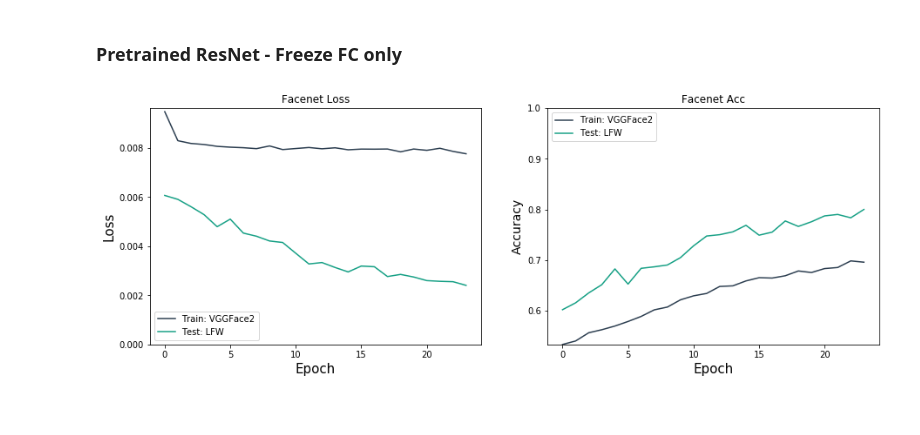
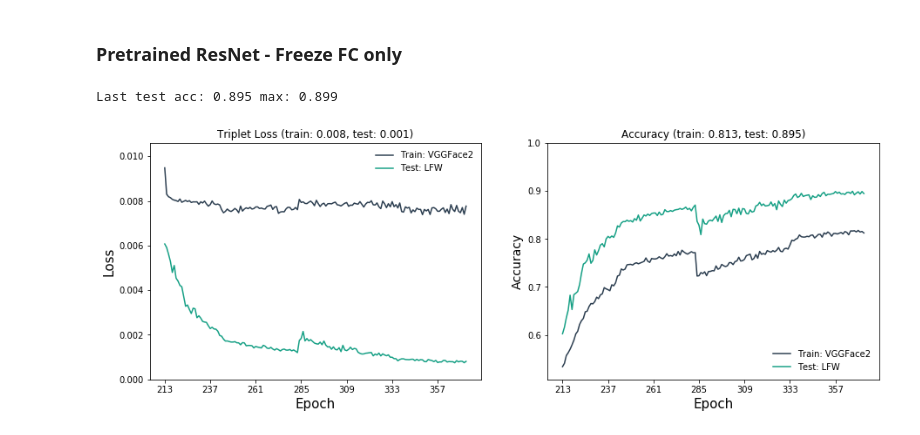
Before and after one commit to tbmoon/facenet, a Jupyter notebook: plotter.ipynb, the cells around one changed output. Saved outputs shown, nothing was run; the diff lists cells and outputs as text; code cells hidden in the pictures.

Commit message:
print latest acc as plot title

```diff
--- a/plotter.ipynb
+++ b/plotter.ipynb
@@ -51,24 +31,29 @@ plt.savefig('log/a-graph-loss-fc-only-accuracy.jpg', dpi=f.dpi)
 # %% [markdown]
 ### Pretrained ResNet - Freeze FC only
 # %%
+train_loss, test_loss, train_acc, test_acc, train_epochs, test_epochs = read_train_test_loss_acc('log')
 f = plt.figure(figsize=(15,5))
 plt.subplot(1,2,1)
-plt.title('Facenet Loss')
-plt.plot(train_loss[213:], color = '#2c3e50', label = 'Train: VGGFace2')
+plt.title(f'Triplet Loss (train: {round(train_loss[-1], 3)}, test: {round(test_loss[-1], 3)})')
+plt.plot(train_epochs[213:], train_loss[213:], color = '#2c3e50', label = 'Train: VGGFace2')
 plt.xlabel('Epoch', fontsize = 15)
 plt.ylabel('Loss', fontsize = 15)
-plt.ylim(0, max(train_loss))
-plt.plot(test_loss[213:], color = '#16a085', label = 'Test: LFW')
-plt.legend(loc='lower left')
+plt.ylim(0, max(train_loss)+0.1*max(train_loss))
+plt.plot(test_epochs[213:], test_loss[213:], color = '#16a085', label = 'Test: LFW')
+plt.legend(frameon=False)
+plt.xticks(np.arange(min(train_epochs[213:]), max(train_epochs[213:])+1, len(train_epochs)//15))
 
 plt.subplot(1,2,2)
-plt.title('Facenet Acc')
-plt.plot(train_acc[213:], color = '#2c3e50', label = 'Train: VGGFace2')
+plt.title(f'Accuracy (train: {round(train_acc[-1], 3)}, test: {round(test_acc[-1], 3)})')
+plt.plot(train_epochs[213:], train_acc[213:], color = '#2c3e50', label = 'Train: VGGFace2')
 plt.xlabel('Epoch', fontsize = 15)
 plt.ylabel('Accuracy', fontsize = 14)
-plt.ylim(min(train_acc), 1)
-plt.plot(test_acc[213:], color = '#16a085', label = 'Test: LFW')
-plt.legend(loc='upper left')
-plt.savefig('log/a-graph-loss-freeze-fc-accuracy.jpg', dpi=f.dpi)
+plt.ylim(min(train_acc)-.05*min(train_acc), 1)
+plt.plot(test_epochs[213:], test_acc[213:], color = '#16a085', label = 'Test: LFW')
+plt.legend(frameon=False, loc='lower right')
+plt.xticks(np.arange(min(train_epochs[213:]), max(train_epochs[213:])+1, len(train_epochs)//15))
+plt.savefig('log/a-graph-loss-accuracy.jpg', dpi=f.dpi)
+print('Last test acc:', round(test_acc[-1], 3), 'max:', round(max(test_acc), 3))
 # %% [output]
+Last test acc: 0.895 max: 0.899
-[figure, old version]
+[figure, new version]
```
Also changed, not shown: parts of 4 cells of this notebook.
